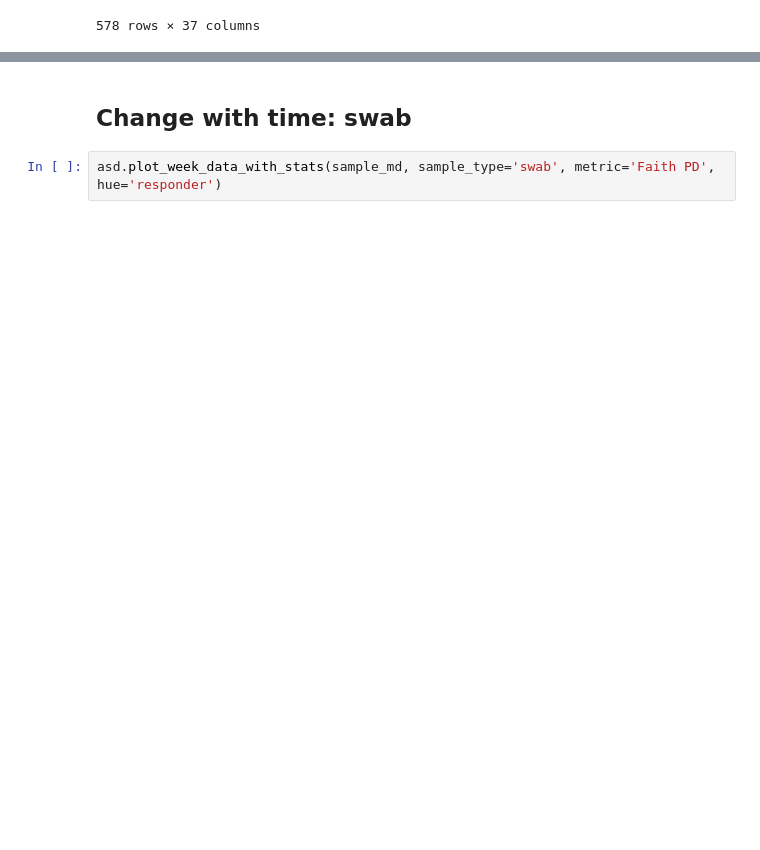
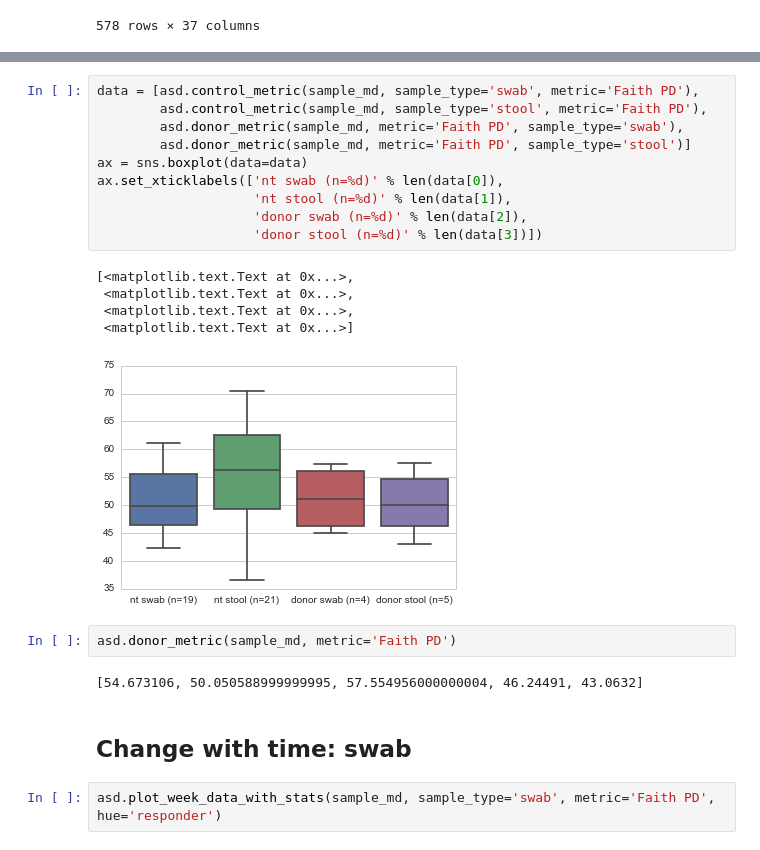
Before and after one commit to khemlalnirmalkar/autism-fmt1, a Jupyter notebook: engraftment.ipynb, the cells around one changed output, grey strips where cells are left out. Cells and saved outputs as stored; diff of their text form; blank space fills up the shorter version.

```diff
--- a/engraftment.ipynb
+++ b/engraftment.ipynb
@@ -82,3 +95,23 @@ sample_md
+# %%
+data = [asd.control_metric(sample_md, sample_type='swab', metric='Faith PD'),
+        asd.control_metric(sample_md, sample_type='stool', metric='Faith PD'),
+        asd.donor_metric(sample_md, metric='Faith PD', sample_type='swab'),
+        asd.donor_metric(sample_md, metric='Faith PD', sample_type='stool')]
+ax = sns.boxplot(data=data)
+ax.set_xticklabels(['nt swab (n=%d)' % len(data[0]),
+                    'nt stool (n=%d)' % len(data[1]),
+                    'donor swab (n=%d)' % len(data[2]),
+                    'donor stool (n=%d)' % len(data[3])])
+# %% [output]
+[<matplotlib.text.Text at 0x...>,
+ <matplotlib.text.Text at 0x...>,
+ <matplotlib.text.Text at 0x...>,
+ <matplotlib.text.Text at 0x...>]
+[figure, added]
+# %%
+asd.donor_metric(sample_md, metric='Faith PD')
+# %% [output]
+[54.673106, 50.050588999999995, 57.554956000000004, 46.24491, 43.0632]
 # %% [markdown]
 ## Change with time: swab
 # %%
```
Also changed, not shown: parts of 5 cells of this notebook, 1 other file.
